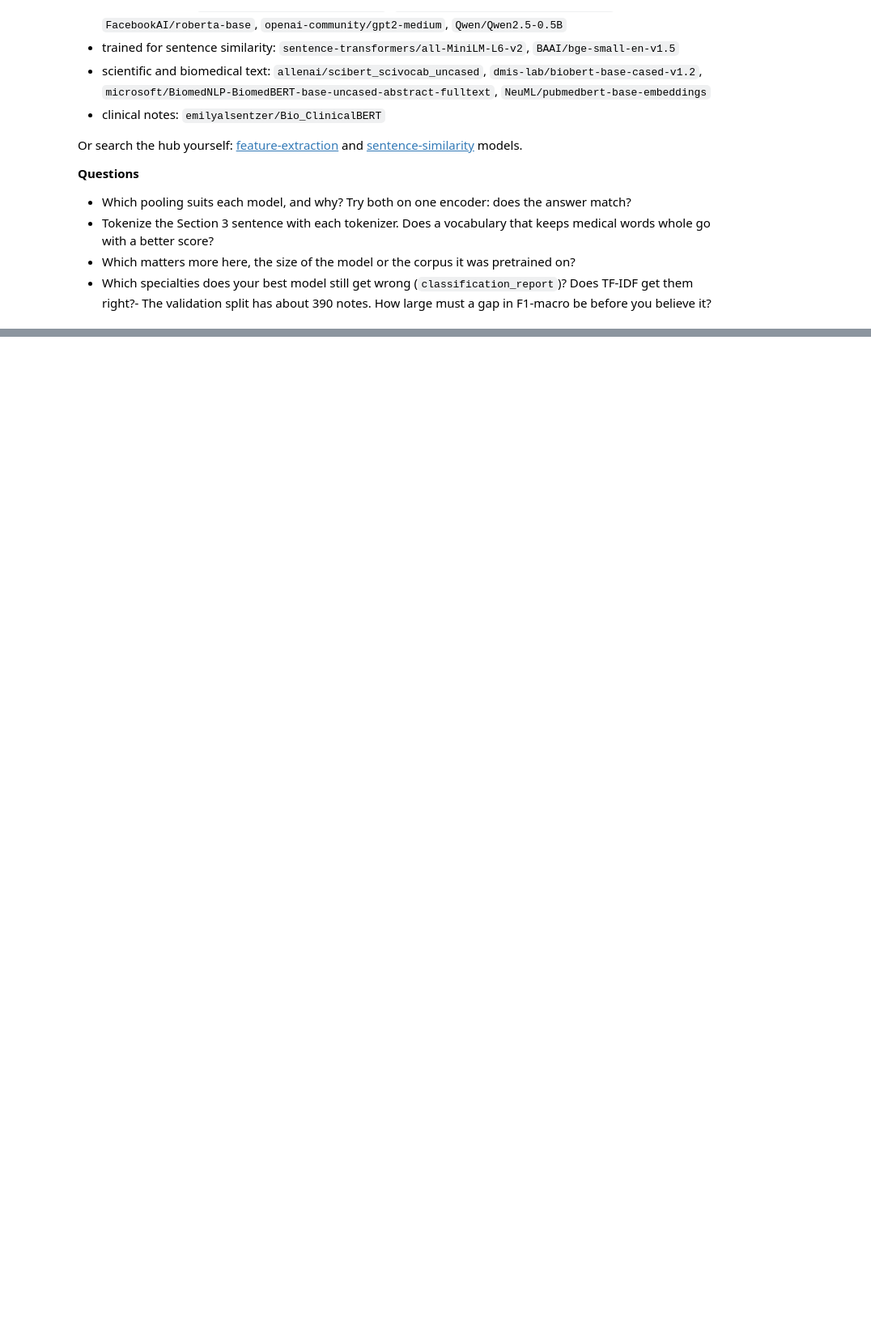
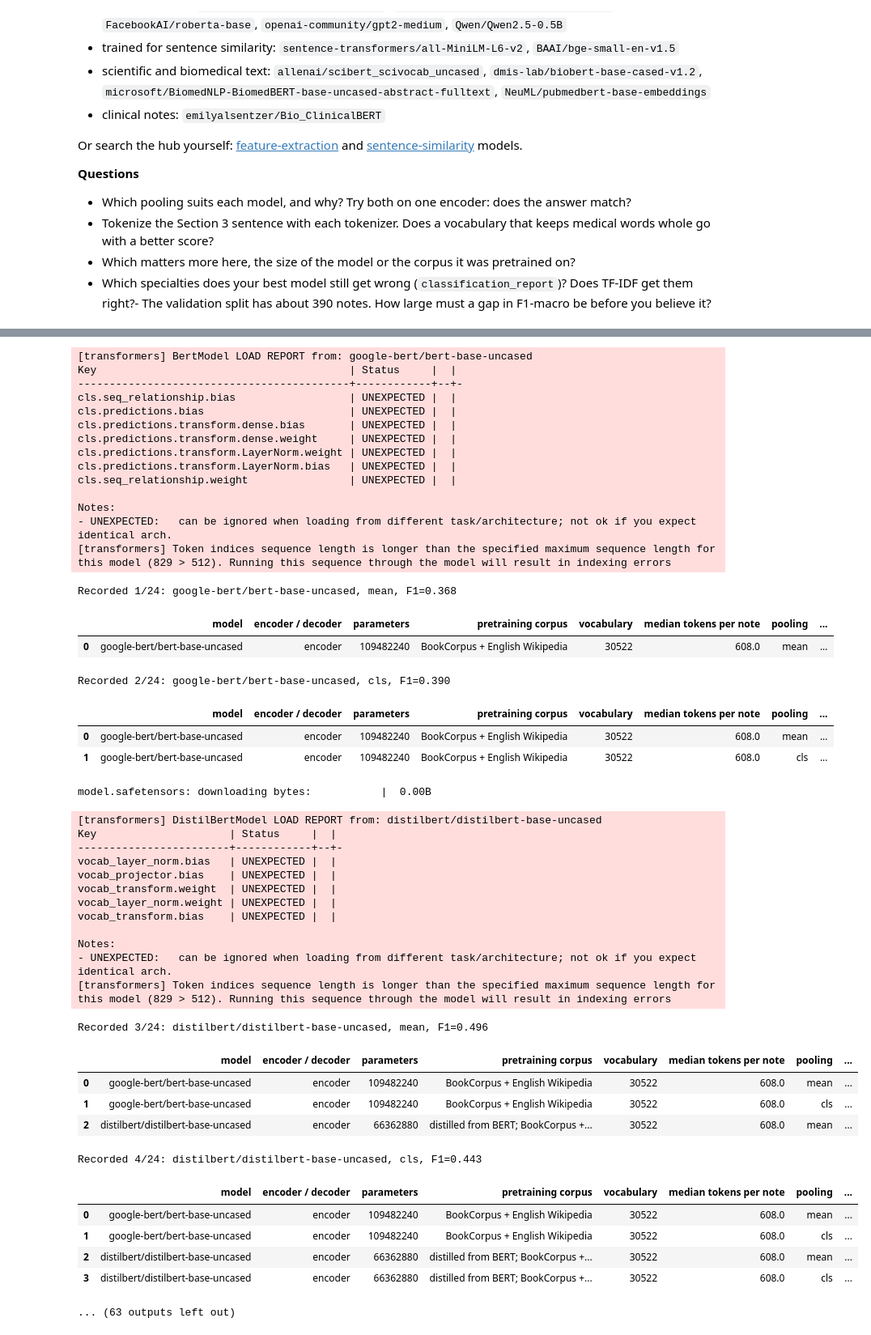
Before and after one commit to hanshunyi0-cyber/mlp-s7-case-study, a Jupyter notebook: website/public/modules/ms2a-machine-learning-practice/challenges/mlp-s7-clinical-note-triage.ipynb, the cells around one changed output, grey strips where cells are left out. Shown at 81% size. Saved outputs shown, nothing was run; the diff lists cells and outputs as text; code cells hidden in the pictures; blank space fills up the shorter version.

```diff
--- a/website/public/modules/ms2a-machine-learning-practice/challenges/mlp-s7-clinical-note-triage.ipynb
+++ b/website/public/modules/ms2a-machine-learning-practice/challenges/mlp-s7-clinical-note-triage.ipynb
@@ -316,0 +511,16 @@ and [sentence-similarity](https://huggingface.co/models?pipeline_tag=sentence-si
+# %%
+# Run all 12 named candidates. Each model is loaded once and contributes two rows.
+# Re-running this cell skips combinations already present in both checkpoints.
+for model_name in MODEL_NAMES:
+    run_model(model_name)
+
+expected_pairs = {(name, pool) for name in MODEL_NAMES for pool in ("mean", "cls")}
+completed_pairs = set(zip(results_df["model"], results_df["pooling"]))
+missing_pairs = sorted(expected_pairs - completed_pairs)
+print(f"Completed {len(completed_pairs & expected_pairs)}/24 configurations.")
+if missing_pairs:
+    print("Missing configurations:", missing_pairs)
+    print(f"Inspect {ERROR_PATH} and rerun this cell after fixing the reported issue.")
+else:
+    print("All 24 configurations are complete.")
+# %% [output]
@@ -316,0 +528,46 @@ and [sentence-similarity](https://huggingface.co/models?pipeline_tag=sentence-si
+[transformers] BertModel LOAD REPORT from: google-bert/bert-base-uncased
+Key                                        | Status     |  |
+-------------------------------------------+------------+--+-
+cls.seq_relationship.bias                  | UNEXPECTED |  |
+cls.predictions.bias                       | UNEXPECTED |  |
+cls.predictions.transform.dense.bias       | UNEXPECTED |  |
+cls.predictions.transform.dense.weight     | UNEXPECTED |  |
+cls.predictions.transform.LayerNorm.weight | UNEXPECTED |  |
+cls.predictions.transform.LayerNorm.bias   | UNEXPECTED |  |
+cls.seq_relationship.weight                | UNEXPECTED |  |
+
+Notes:
+- UNEXPECTED:   can be ignored when loading from different task/architecture; not ok if you expect identical arch.
+[transformers] Token indices sequence length is longer than the specified maximum sequence length for this model (829 > 512). Running this sequence through the model will result in indexing errors
+Recorded 1/24: google-bert/bert-base-uncased, mean, F1=0.368
+|  | model | encoder / decoder | parameters | pretraining corpus | vocabulary | median tokens per note | pooling | ... |
+| 0 | google-bert/bert-base-uncased | encoder | 109482240 | BookCorpus + English Wikipedia | 30522 | 608.0 | mean | ... |
+Recorded 2/24: google-bert/bert-base-uncased, cls, F1=0.390
+|  | model | encoder / decoder | parameters | pretraining corpus | vocabulary | median tokens per note | pooling | ... |
+| 0 | google-bert/bert-base-uncased | encoder | 109482240 | BookCorpus + English Wikipedia | 30522 | 608.0 | mean | ... |
+| 1 | google-bert/bert-base-uncased | encoder | 109482240 | BookCorpus + English Wikipedia | 30522 | 608.0 | cls | ... |
+model.safetensors: downloading bytes:           |  0.00B
+[transformers] DistilBertModel LOAD REPORT from: distilbert/distilbert-base-uncased
+Key                     | Status     |  |
+------------------------+------------+--+-
+vocab_layer_norm.bias   | UNEXPECTED |  |
+vocab_projector.bias    | UNEXPECTED |  |
+vocab_transform.weight  | UNEXPECTED |  |
+vocab_layer_norm.weight | UNEXPECTED |  |
+vocab_transform.bias    | UNEXPECTED |  |
+
+Notes:
+- UNEXPECTED:   can be ignored when loading from different task/architecture; not ok if you expect identical arch.
+[transformers] Token indices sequence length is longer than the specified maximum sequence length for this model (829 > 512). Running this sequence through the model will result in indexing errors
+Recorded 3/24: distilbert/distilbert-base-uncased, mean, F1=0.496
+|  | model | encoder / decoder | parameters | pretraining corpus | vocabulary | median tokens per note | pooling | ... |
+| 0 | google-bert/bert-base-uncased | encoder | 109482240 | BookCorpus + English Wikipedia | 30522 | 608.0 | mean | ... |
+| 1 | google-bert/bert-base-uncased | encoder | 109482240 | BookCorpus + English Wikipedia | 30522 | 608.0 | cls | ... |
+| 2 | distilbert/distilbert-base-uncased | encoder | 66362880 | distilled from BERT; BookCorpus +... | 30522 | 608.0 | mean | ... |
+Recorded 4/24: distilbert/distilbert-base-uncased, cls, F1=0.443
+|  | model | encoder / decoder | parameters | pretraining corpus | vocabulary | median tokens per note | pooling | ... |
+| 0 | google-bert/bert-base-uncased | encoder | 109482240 | BookCorpus + English Wikipedia | 30522 | 608.0 | mean | ... |
+| 1 | google-bert/bert-base-uncased | encoder | 109482240 | BookCorpus + English Wikipedia | 30522 | 608.0 | cls | ... |
+| 2 | distilbert/distilbert-base-uncased | encoder | 66362880 | distilled from BERT; BookCorpus +... | 30522 | 608.0 | mean | ... |
+| 3 | distilbert/distilbert-base-uncased | encoder | 66362880 | distilled from BERT; BookCorpus +... | 30522 | 608.0 | cls | ... |
+... (63 outputs left out)
```
Also changed, not shown: parts of 8 cells of this notebook.
